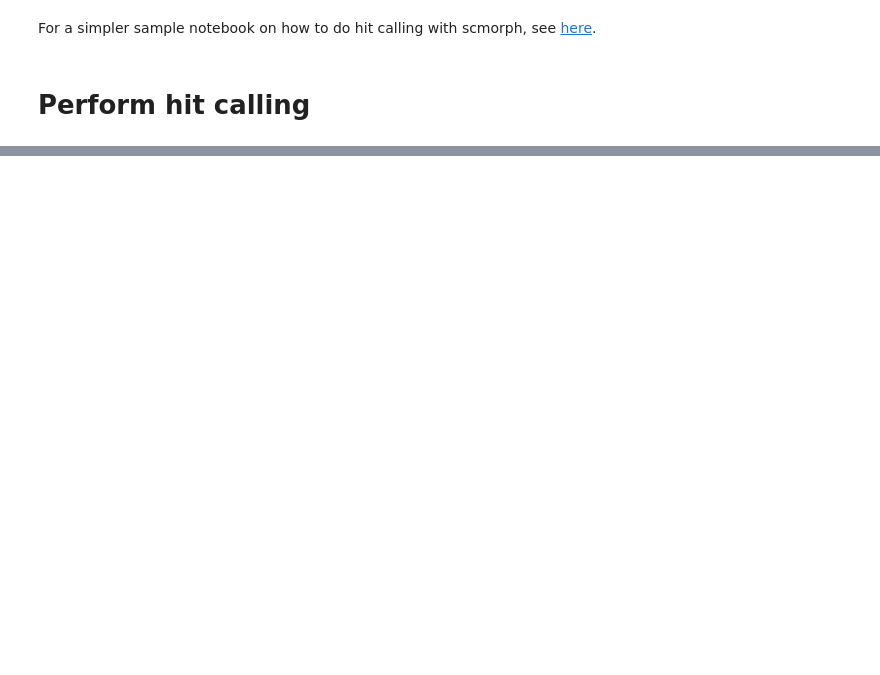
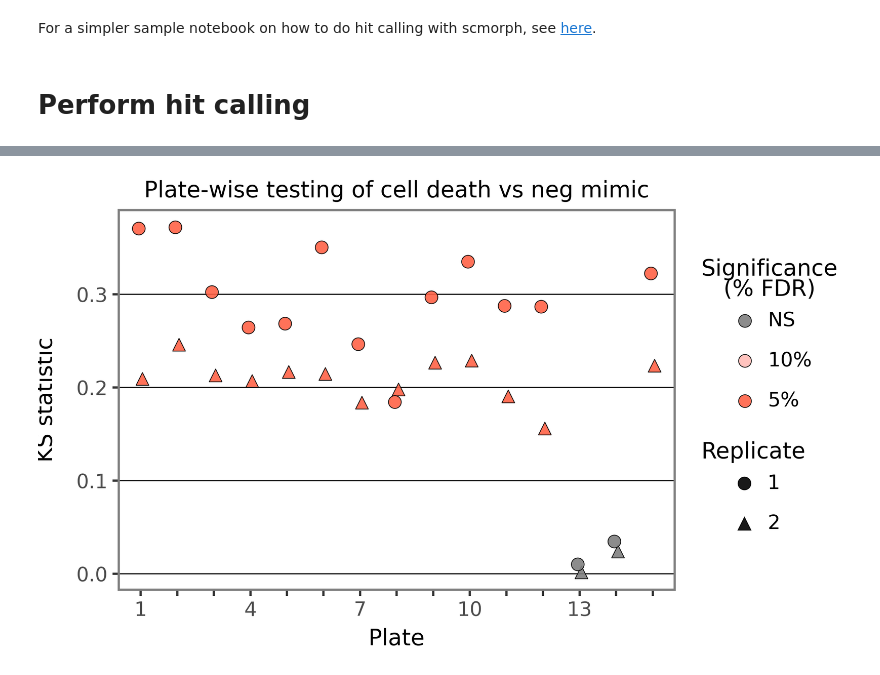
Before and after one commit to edbiomedai/microna-reproducibility, a Jupyter notebook: 01_rank_mirnas.ipynb, the cells around one changed output, grey strips where cells are left out. Drawn from its saved outputs; the diff is of its cells as text; code cells hidden in the pictures; blank space fills up the shorter version.

```diff
--- a/01_rank_mirnas.ipynb
+++ b/01_rank_mirnas.ipynb
@@ -12,8 +12,10 @@ For a simpler sample notebook on how to do hit calling with scmorph, see [here](
 # %%
 # check that an input file exists
 import os
-adata_file = "profiles/N2a_allPlates_postQC_featureSelected.h5ad"
-save_memory = True
+
+# change out to the file you wish to use in the analysis, here using HEK293T
+adata_file = "profiles/HEK293T_allPlates_postQC_featureSelected.h5ad"
+save_memory = False
 assert os.path.exists(adata_file), f"anndata file {adata_file} not found."
 # %%
 # load dependencies
@@ -47,10 +49,12 @@ ctrl_wells = ['E23', 'E24', 'F23', 'F24', 'I23', 'I24', 'J23', 'J24']
 # Test treatments' significance per plate
 ref_ks_d = {}
 treat_ks_d = {}
-for plate in adatas_per_plate:
+for plate in tqdm(adatas_per_plate):
     ref_ks_d[plate] = {}
     treat_ks_d[plate] = {}
     adata_ss = adatas_per_plate[plate]
+    if adata_ss.isbacked:
+        adata_ss = adata_ss.to_memory()
     ref_ks_d[plate], treat_ks_d[plate] = sm.tl.get_ks(adata_ss,
                                                         treatment_key="treatment",
                                                         control_wells=ctrl_wells,
@@ -85,0 +214,30 @@ treat_ks
+# %%
+pos_control_ks = treat_ks.query("treatment == 'control_cell_death'").copy()
+pos_control_ks["Replicate"] = pos_control_ks["Replicate"].astype("category")
+
+def x_labeler(x):
+    x_labels = natsorted(np.unique(x))
+    x_labels = [l if i % 3 == 0 else "" for i, l in enumerate(x_labels)]
+    return x_labels
+
+(
+    ggplot(pos_control_ks, aes(x="plate",y="ks_stat", fill="significance", shape="Replicate")) +
+    geom_point(position=position_dodge(width=0.2), color="black", stroke=0.2, size=3, alpha=0.9) +
+    theme_bw() +
+    labs(x="Plate",y="KS statistic", fill="Significance\n(% FDR)", shape="Replicate") +
+    ggtitle("Plate-wise testing of cell death vs neg mimic") +
+    scale_x_discrete(labels = lambda x: x_labeler(x)) +
+    scale_fill_manual(values=["gray", "#FFBDB7", "#FF6347"]) +
+    theme(figure_size=(5, 3),
+          dpi=300,
+          title=element_text(size=10, hjust=0.5),
+          panel_grid_major_x=element_blank(),
+          panel_grid_minor_x=element_blank(),
+          panel_grid_major_y=element_line(size=0.5, color="black"),
+          panel_grid_minor_y=element_blank(),
+          strip_background=element_blank(),
+          legend_key=element_blank(),
+          )
+)
+# %% [output]
+[figure, added]
```
Also changed, not shown: parts of 18 cells of this notebook.
